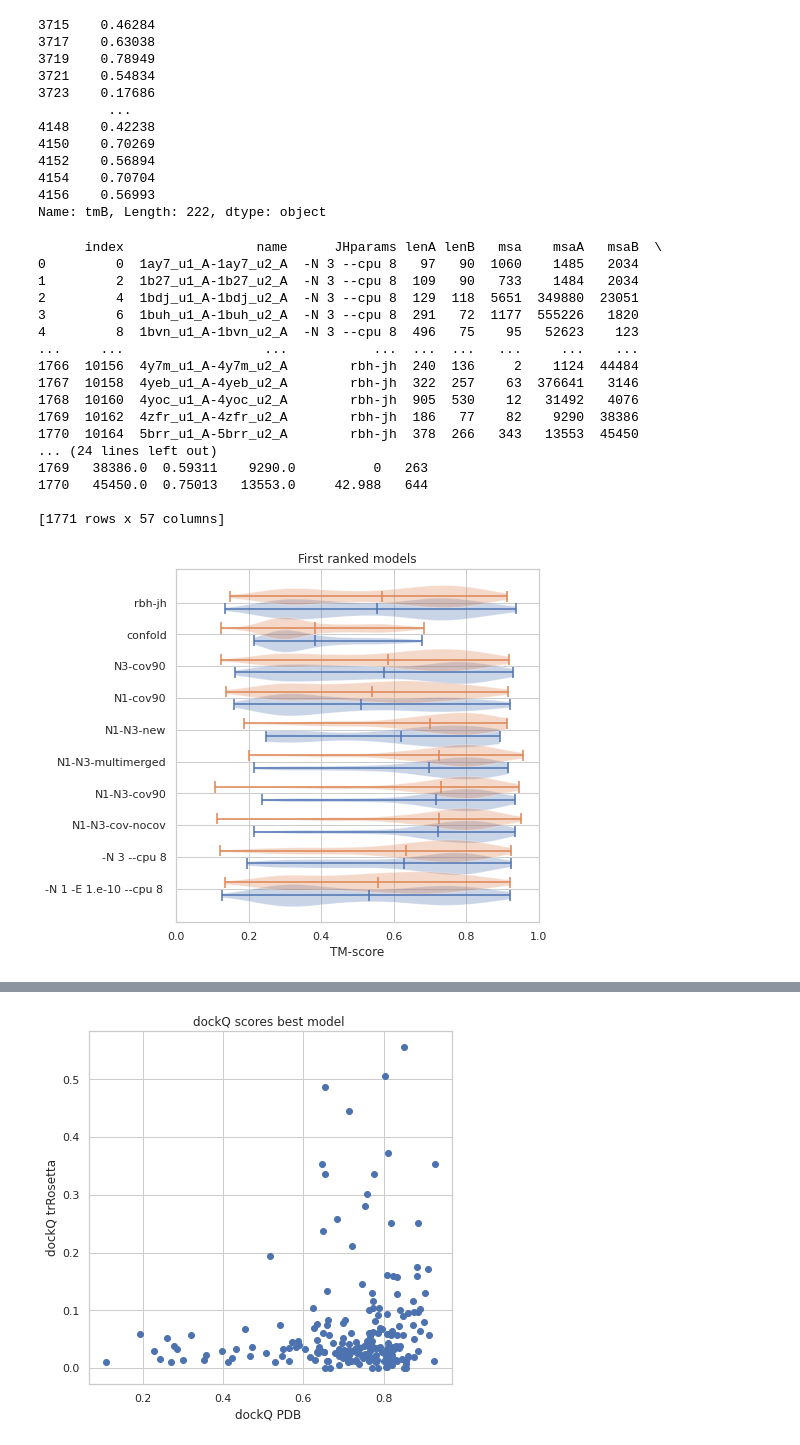
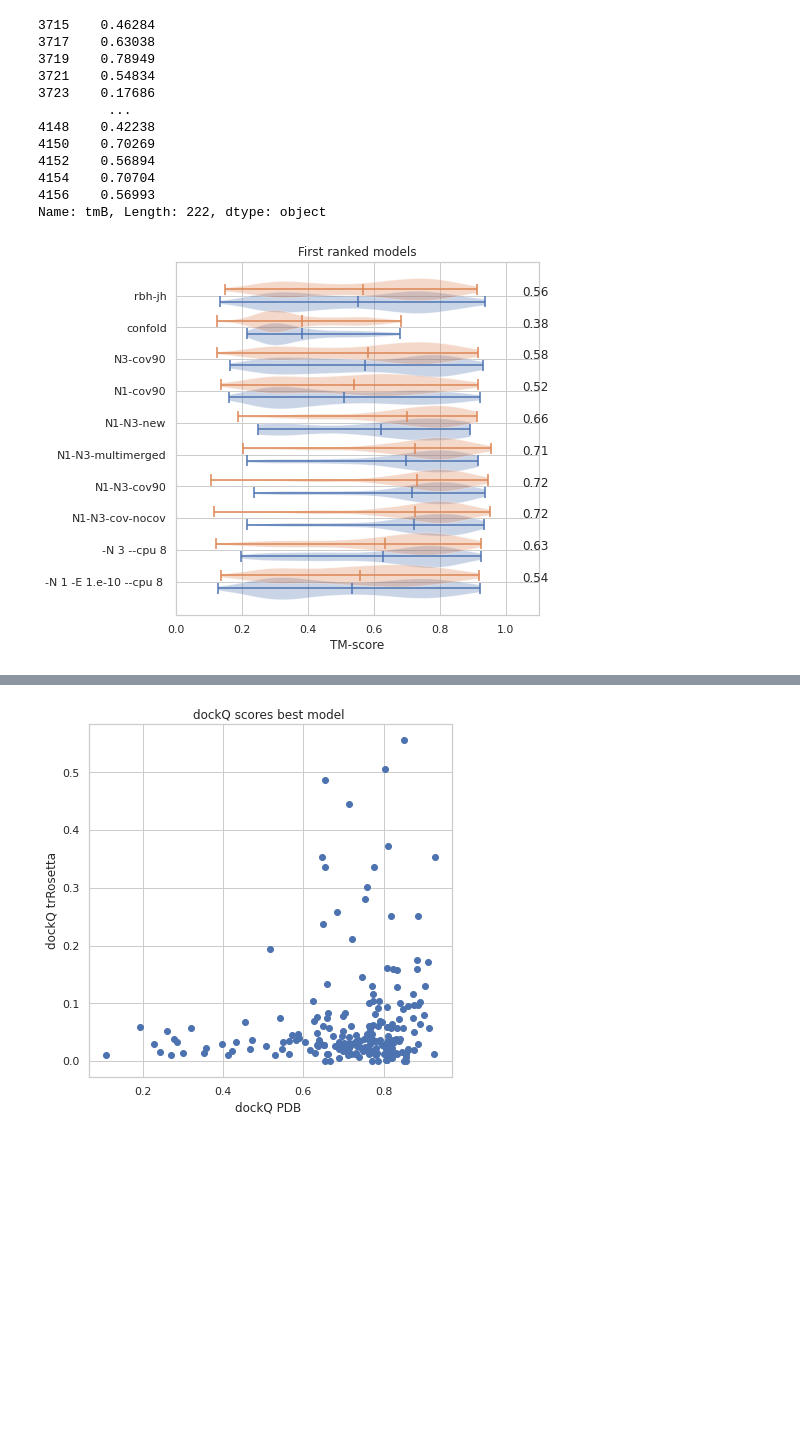
Before and after one commit to ElofssonLab/bioinfo-toolbox, a Jupyter notebook: trRosetta/csvplot-papers.ipynb, the cells around one changed output, grey strips where cells are left out. Drawn from its saved outputs; the diff is of its cells as text; code cells hidden in the pictures; blank space fills up the shorter version.

```diff
--- a/trRosetta/csvplot-papers.ipynb
+++ b/trRosetta/csvplot-papers.ipynb
@@ -413,56 +414,51 @@ f, ax = plt.subplots(figsize=(6.5, 6.5))
 
 all_df=df_first.loc[(df_first.params.isin(selset))].reset_index()
 all_df.sort_values("JHparams")
-print (all_df)
+#print (all_df)
 #plt.scatter(all_df.tmA,all_df.JHparams,color="red")
 ax.set_title("First ranked models")
 #ax.set_ylabel("Method")
 ax.set_xlabel("TM-score")
-ax.set(xlim=[0,1])
+ax.set(xlim=[0,1.1])
 done={}
-average={}
+average=[]
 length={}
+pos=[]
 posA=[]
 posB=[]
+POS=[]
 i=0
 dataA=[]
 dataB=[]
 keys=[]
 shift=0.2
 for d in sorted(selset,reverse=False):
     #done[d]=0
-    #average[d]=all_df.loc[(all_df.params==d)]["tmA"].mean()
+    average+=[0.5*(all_df.loc[(all_df.params==d)]["tmA"].mean()+all_df.loc[(all_df.params==d)]["tmB"].mean())]
     #length[d]=len(all_df.loc[(all_df.params==d)]["tmA"])
+    pos+=[i]
     posA+=[i-shift]
     posB+=[i+shift]
     keys+=[d]
+    POS+=[[i]*len(data[i])]
     dataA+=[all_df.loc[(all_df.JHparams==d)]["tmA"].to_list()]
     dataB+=[all_df.loc[(all_df.JHparams==d)]["tmB"].to_list()]
     #print (d,i,len(pos),pos[i],len(data),len(data[i]))
     i+=1
 ax.set_yticklabels(keys)
 ax.set_yticks(pos)
+for i in range(len(dataA)):
+    #plt.scatter(dataA[i],POS[i],color="red")
+    #plt.scatter(dataB[i],POS[i],color="red")
+    sstr=str(round(average[i],2))
+    ax.annotate(sstr,(1.05, i))
+    #numgood=all (x > cutoffC for x in data[i])
+    #ax.annotate("High:  "+str(numgood),(.8, i))
+
 ax.violinplot(dataA,posA, points=80, vert=False, widths=0.7,
                       showmeans=True, showextrema=True, showmedians=False)
 ax.violinplot(dataB,posB, points=80, vert=False, widths=0.7,
                       showmeans=True, showextrema=True, showmedians=False)
-plt.savefig("TM-violin.png")
+plt.savefig("violin-TM.png")
 # %% [output]
-      index                 name      JHparams lenA lenB   msa    msaA   msaB  \
-0         0  1ay7_u1_A-1ay7_u2_A  -N 3 --cpu 8   97   90  1060    1485   2034
-1         2  1b27_u1_A-1b27_u2_A  -N 3 --cpu 8  109   90   733    1484   2034
-2         4  1bdj_u1_A-1bdj_u2_A  -N 3 --cpu 8  129  118  5651  349880  23051
-3         6  1buh_u1_A-1buh_u2_A  -N 3 --cpu 8  291   72  1177  555226   1820
-4         8  1bvn_u1_A-1bvn_u2_A  -N 3 --cpu 8  496   75    95   52623    123
-...     ...                  ...           ...  ...  ...   ...     ...    ...
-1766  10156  4y7m_u1_A-4y7m_u2_A        rbh-jh  240  136     2    1124  44484
-1767  10158  4yeb_u1_A-4yeb_u2_A        rbh-jh  322  257    63  376641   3146
-1768  10160  4yoc_u1_A-4yoc_u2_A        rbh-jh  905  530    12   31492   4076
-1769  10162  4zfr_u1_A-4zfr_u2_A        rbh-jh  186   77    82    9290  38386
-1770  10164  5brr_u1_A-5brr_u2_A        rbh-jh  378  266   343   13553  45450
-... (24 lines left out)
-1769   38386.0  0.59311    9290.0          0   263
-1770   45450.0  0.75013   13553.0     42.988   644
-
-[1771 rows x 57 columns]
-[figure, old version]
+[figure, new version]
```
Also changed, not shown: parts of 129 cells of this notebook.
